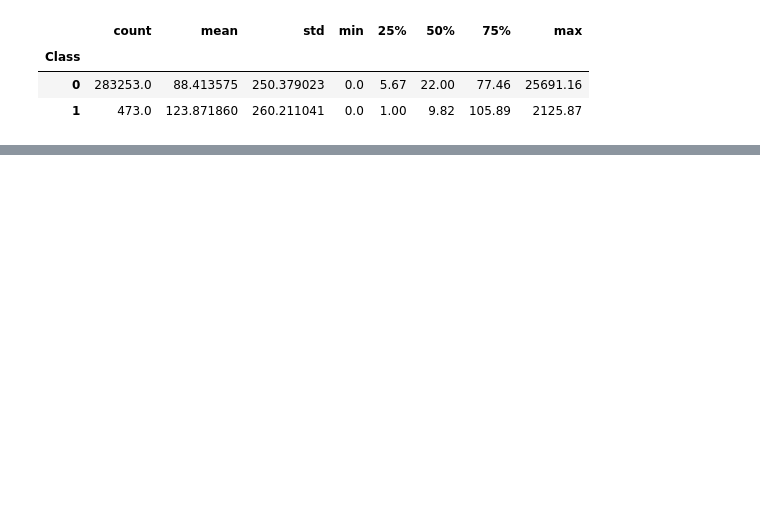
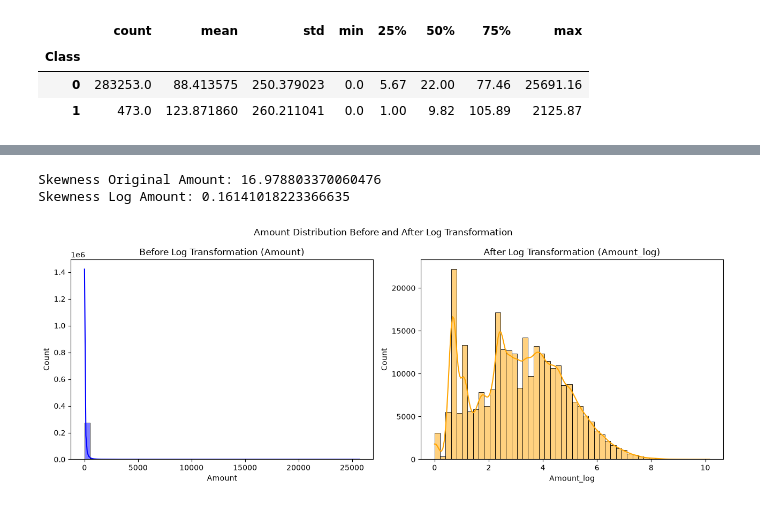
Before and after one commit to velladenata/credit-card-fraud-detection, a Jupyter notebook: notebooks/preprocessing.ipynb, the cells around one changed output, grey strips where cells are left out. Saved outputs shown, nothing was run; the diff lists cells and outputs as text; code cells hidden in the pictures; blank space fills up the shorter version.

```diff
--- a/notebooks/preprocessing.ipynb
+++ b/notebooks/preprocessing.ipynb
@@ -358,0 +367,35 @@ data_validated.groupby('Class')['Amount'].describe()
+# %%
+# 1. buat fitur/kolom Amount_log
+
+# melakukan log transformation pada Amount
+data_validated['Amount_log'] = np.log1p(
+    data_validated['Amount']
+)
+
+# bandingkan skewness sebelum dan sesudah transformasi
+print("Skewness Original Amount:",
+      data_validated['Amount'].skew())
+
+print("Skewness Log Amount:",
+      data_validated['Amount_log'].skew())
+# %% [output]
+Skewness Original Amount: 16.978803370060476
+Skewness Log Amount: 0.16141018223366635
+# %%
+fig, axs = plt.subplots(ncols=2, figsize=(13, 5))
+
+# sebelum transformasi log (Amount)
+sns.histplot(data_validated['Amount'], bins=50, kde=True, color='blue', ax=axs[0])
+axs[0].set_title('Before Log Transformation (Amount)')
+axs[0].set_xlabel('Amount')
+
+# sesudah transformasi log (Amount_log)
+sns.histplot(data_validated['Amount_log'], bins=50, kde=True, color='orange', ax=axs[1])
+axs[1].set_title('After Log Transformation (Amount_log)')
+axs[1].set_xlabel('Amount_log')
+
+fig.suptitle('Amount Distribution Before and After Log Transformation')
+plt.tight_layout()
+plt.show()
+# %% [output]
+[figure, added]
```
Also changed, not shown: parts of 17 cells of this notebook.
